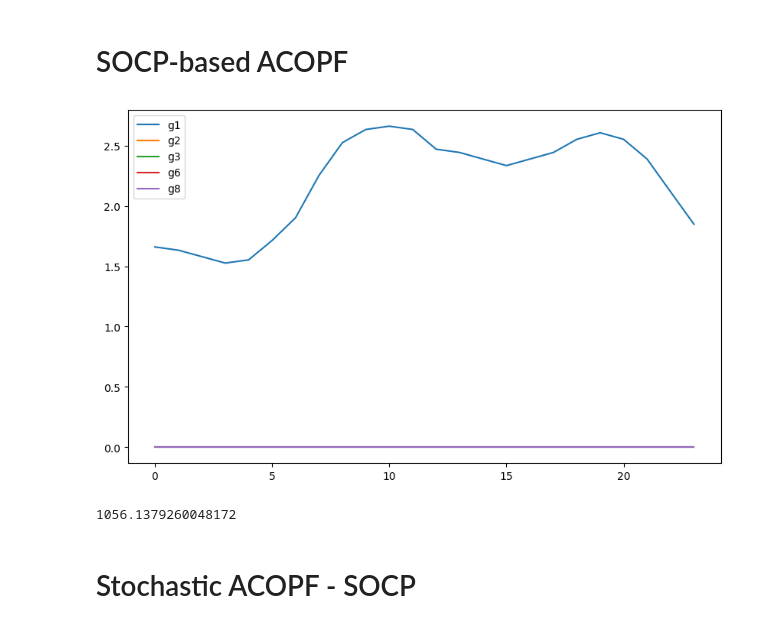
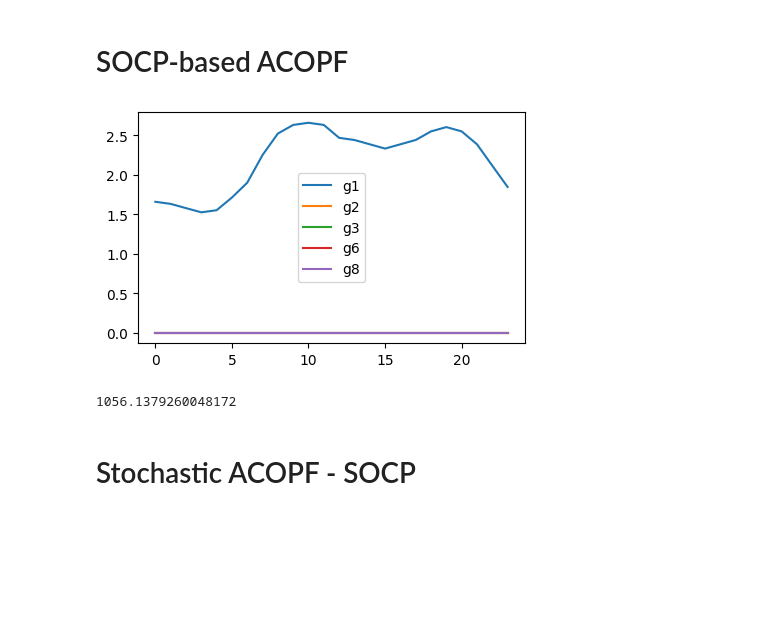
Before and after one commit to TU-Delft-AI-Energy-Lab/ADMM_ML_StMPOPF, a Jupyter notebook: Jupyter Notebooks/ADMM_ACOPF_Functions.ipynb, the cells around one changed output. Drawn from its saved outputs; the diff is of its cells as text; code cells hidden in the pictures; blank space fills up the shorter version.

```diff
--- a/Jupyter Notebooks/ADMM_ACOPF_Functions.ipynb
+++ b/Jupyter Notebooks/ADMM_ACOPF_Functions.ipynb
@@ -595,35 +584,35 @@ Bus=data['Bus']
 G=data['G']
 
 model=create_MultiTime_ACOPF_SOCP(data,nT=nT)
 
 for b in data['Bus']:
     for t in range(0,nT):
         model.Pd[b,t].value = data['Pd_array'][Bus.index(b),t]
         model.Qd[b,t].value = data['Qd_array'][Bus.index(b),t]
 
 
 solver = SolverFactory('gurobi_direct')
 results = solver.solve(model,tee=False)
 
 Pgt_array=np.zeros((len(G),nT))
 
 for ind,g in enumerate(G):
     for t in range(0,nT):
         Pgt_array[ind,t]=model.Pg[g,t].value
         # print(g,t,model.Pg[g,t].value)
 
 
 
 
-plt.figure(figsize=(10,6))
+plt.figure(figsize=(5,3))
 for ind,g in enumerate(G):
     plt.plot(range(0,nT),Pgt_array[ind,:],label=g)
 plt.legend()
 plt.show()
 
 print( model.OF.value)
 # %% [output]
-[figure, old version]
+[figure, new version]
 1056.1379260048172
 # %% [markdown]
 # Stochastic ACOPF - SOCP
```
Also changed, not shown: parts of 3 cells of this notebook, 1 other file.
